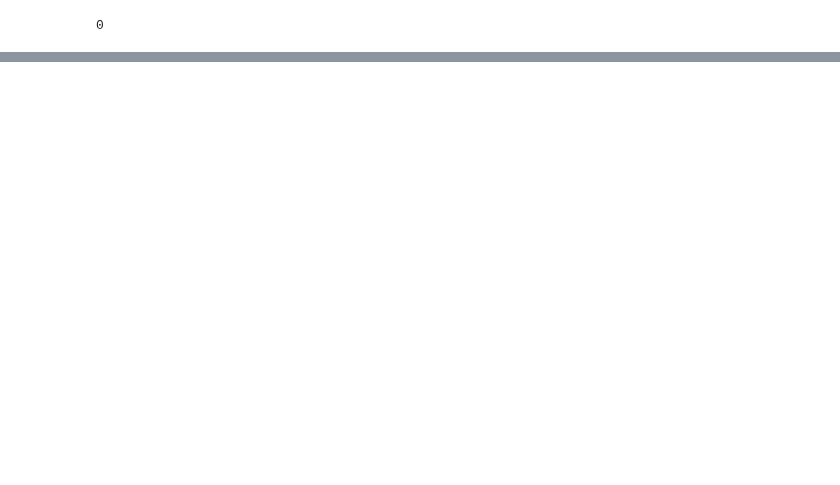
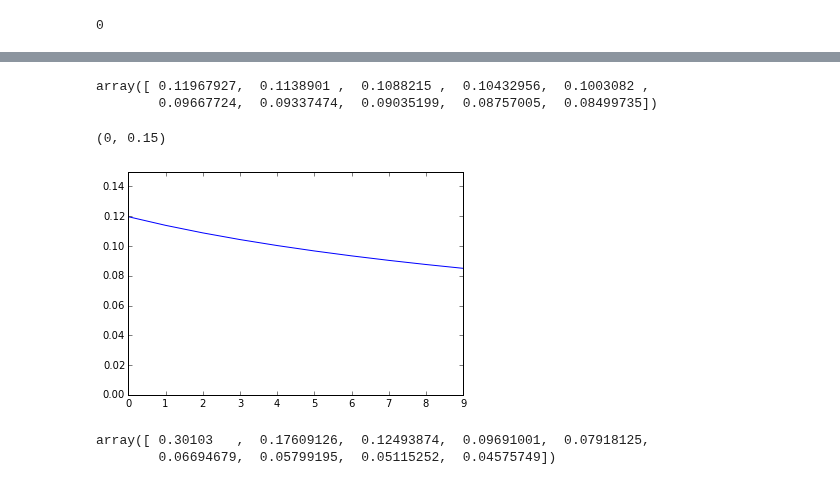
Before and after one commit to milcent/benford_py, a Jupyter notebook: Benford.ipynb, the cells around one changed output, grey strips where cells are left out. Cells and saved outputs as stored; diff of their text form; code cells hidden in the pictures; blank space fills up the shorter version.

Commit message:
Expected Benford Distributions for the first, the second and the first two digits

```diff
--- a/Benford.ipynb
+++ b/Benford.ipynb
@@ -186,0 +237,16 @@ plt.plot(np.arange(len(tt.ms)), tt.ms)
+# %%
+def secondDigit():
+	a = np.arange(10,100)
+	aa = a.astype(str)
+	s = np.array([l[1] for l in aa]).astype(int)
+	b = np.arange(0,10)
+	probs = np.log10(1 + (1. / a))
+	c = np.zeros(10)
+	for n in b:
+		c[n] = probs[s == n].sum()
+	return c
+# %%
+secondDigit()
+# %% [output]
+array([ 0.11967927,  0.1138901 ,  0.1088215 ,  0.10432956,  0.1003082 ,
+        0.09667724,  0.09337474,  0.09035199,  0.08757005,  0.08499735])
@@ -186,0 +257,12 @@ plt.plot(np.arange(len(tt.ms)), tt.ms)
+# %%
+a5 = np.arange(0,10)
+plt.plot(a5, secondDigit())
+plt.ylim((0,.15))
+# %% [output]
+(0, 0.15)
+[figure, added]
+# %%
+firstDigit()
+# %% [output]
+array([ 0.30103   ,  0.17609126,  0.12493874,  0.09691001,  0.07918125,
+        0.06694679,  0.05799195,  0.05115252,  0.04575749])
```
Also changed, not shown: parts of 19 cells of this notebook, 1 other file.
